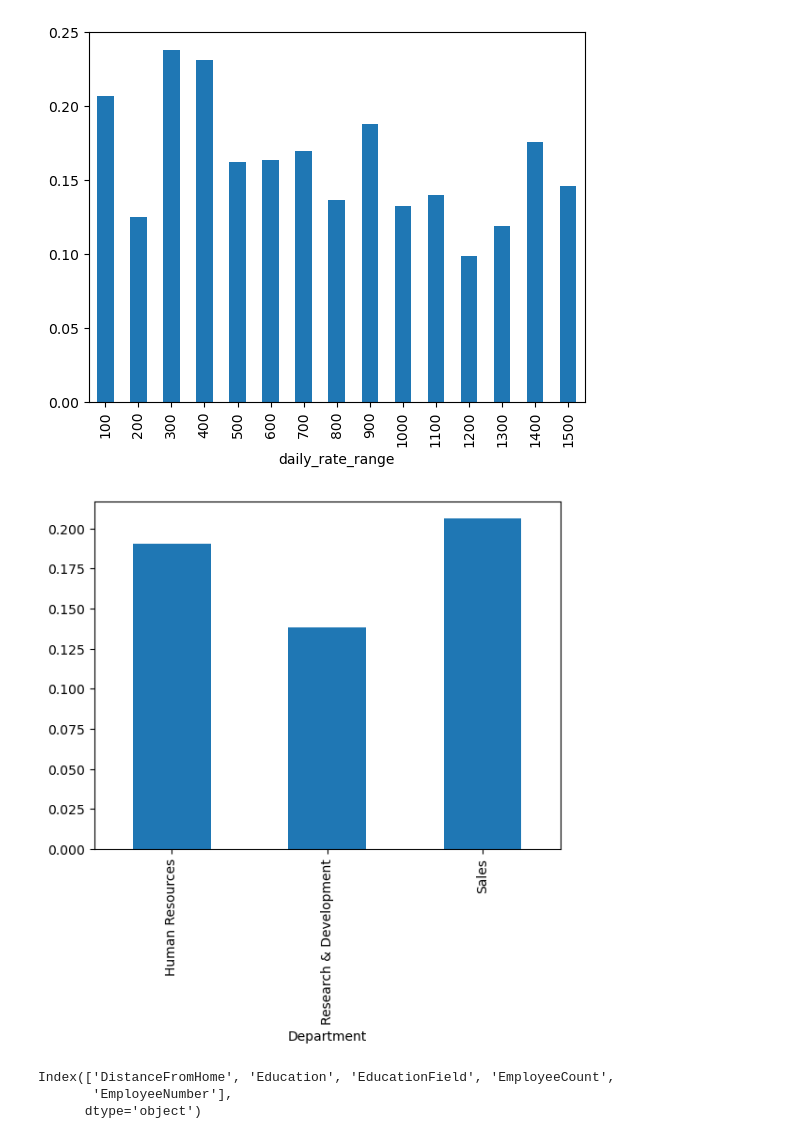
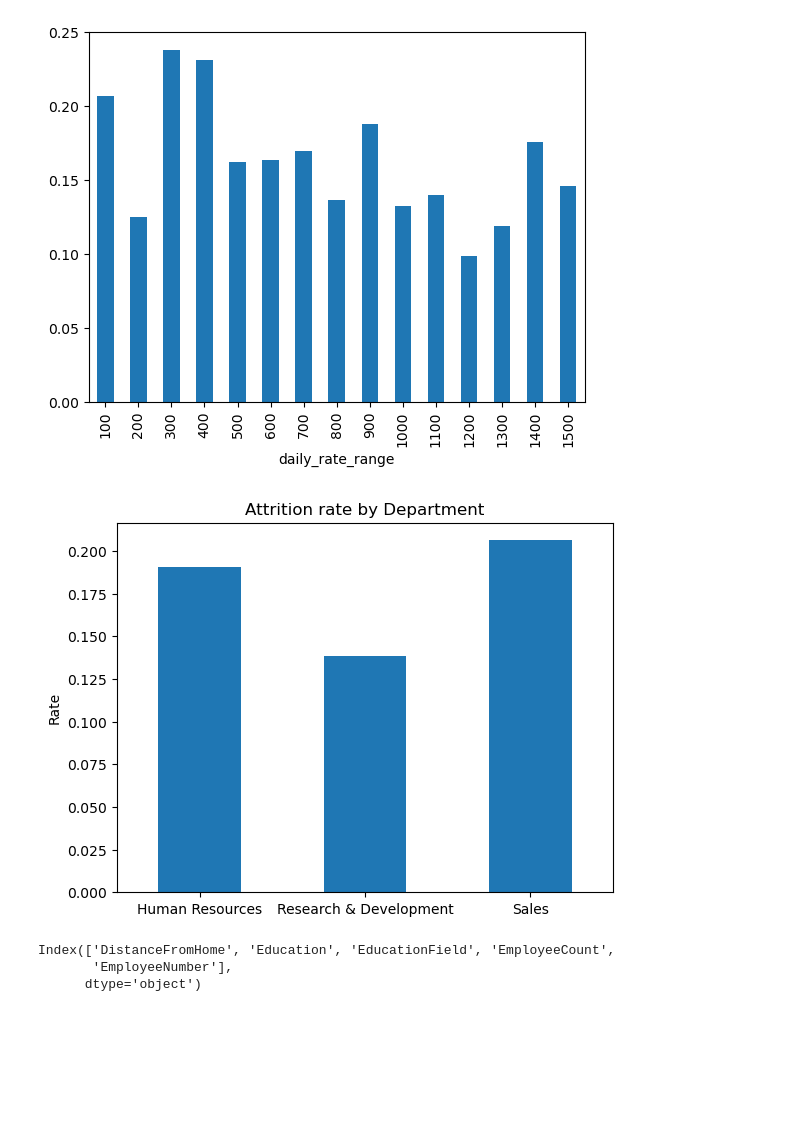
Before and after one commit to atigonh/resignation, a Jupyter notebook: code/2_EDA.ipynb, the cells around one changed output. Cells and saved outputs as stored; diff of their text form; code cells hidden in the pictures; blank space fills up the shorter version.

```diff
--- a/code/2_EDA.ipynb
+++ b/code/2_EDA.ipynb
@@ -93,9 +107,14 @@ df.groupby(by='daily_rate_range')['Attrition'].mean().plot(kind='bar');
 # %%
 # Department
 df.groupby(by='Department')['Attrition'].mean().plot(kind='bar');
+plt.title('Attrition rate by Department')
+plt.ylabel('Rate')
+plt.xlabel('')
+plt.xticks(rotation=0)
+plt.savefig('../image/eda_attrition_rate_by_department.png')
 # not significant much
 # %% [output]
-[figure, old version]
+[figure, new version]
 # %%
 df.columns[5:10]
 # %% [output]
```
Also changed, not shown: parts of 16 cells of this notebook, 22 other files.
